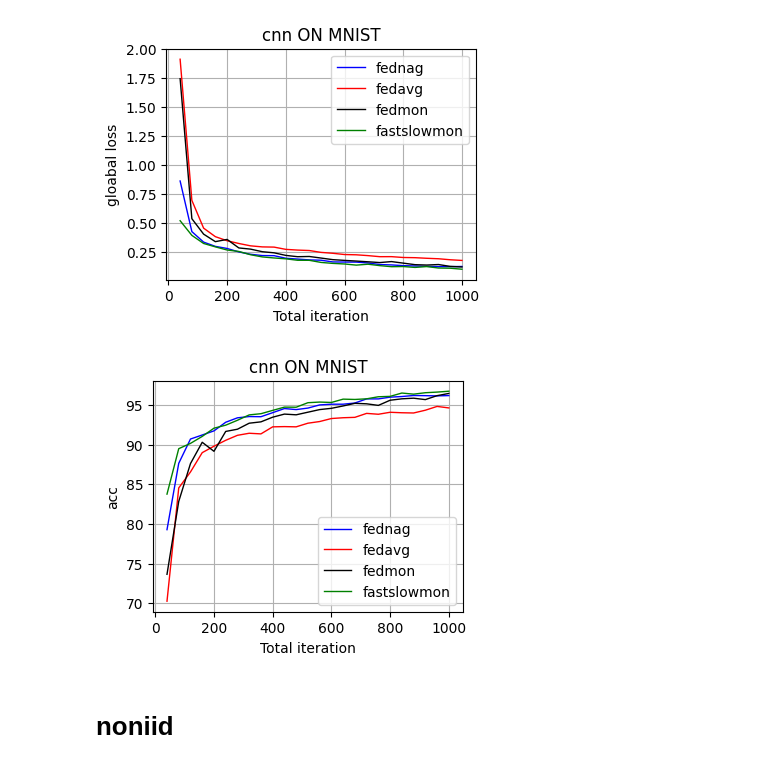
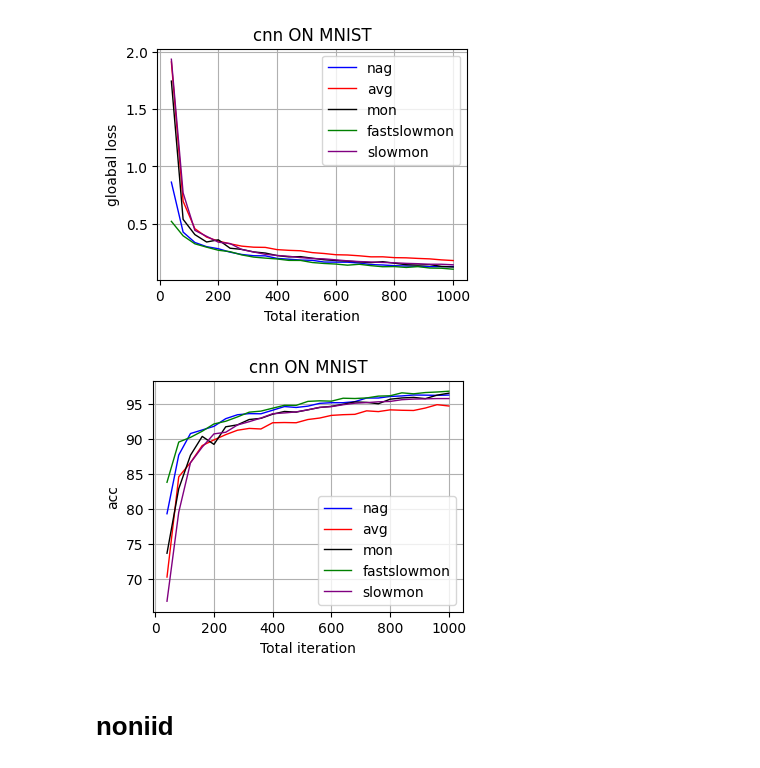
Before and after one commit to Gooooooogo/fedml, a Jupyter notebook: FedPlot.ipynb, the cells around one changed output. Drawn from its saved outputs; the diff is of its cells as text; code cells hidden in the pictures.

```diff
--- a/FedPlot.ipynb
+++ b/FedPlot.ipynb
@@ -85,11 +97,8 @@ for sheet_name in sheet_names:
 
 
 plt.figure(figsize=(4, 3))  # 设置图形大小
-plt.plot(sheet_data['mnist_log_nag']['column2'], sheet_data['mnist_log_nag']['column4'], label='fednag', color='blue', linewidth=1)  # 绘制折线图
-plt.plot(sheet_data['mnist_log_avg']['column2'], sheet_data['mnist_log_avg']['column4'], label='fedavg', color='red', linewidth=1)  # 绘制折线图
-plt.plot(sheet_data['mnist_log_mon']['column2'], sheet_data['mnist_log_mon']['column4'], label='fedmon', color='black', linewidth=1)  # 绘制折线图
-plt.plot(sheet_data['mnist_log_fastslowmon']['column2'], sheet_data['mnist_log_fastslowmon']['column4'], label='fedfastslowmon', color='green', linewidth=1)  # 绘制折线图
-
+for name, color in zip(names,colors):
+    plt.plot(sheet_data['mnist_log_'+name]['column2'], sheet_data['mnist_log_'+name]['column4'], label=name, color=color, linewidth=1)
 plt.title('log ON MNIST')  # 设置标题
 plt.xlabel('Total iteration')  # 设置X轴标签
 plt.ylabel('gloabal loss')  # 设置Y轴标签
@@ -100,10 +109,8 @@ plt.show()  # 显示图形
 
 
 plt.figure(figsize=(4,3 ))  # 设置图形大小
-plt.plot(sheet_data['mnist_log_nag']['column2'], sheet_data['mnist_log_nag']['column5'], label='fednag', color='blue', linewidth=1)  # 绘制折线图
-plt.plot(sheet_data['mnist_log_avg']['column2'], sheet_data['mnist_log_avg']['column5'], label='fedavg', color='red', linewidth=1)  # 绘制折线图
-plt.plot(sheet_data['mnist_log_mon']['column2'], sheet_data['mnist_log_mon']['column5'], label='fedmon', color='black', linewidth=1)  # 绘制折线图
-plt.plot(sheet_data['mnist_log_fastslowmon']['column2'], sheet_data['mnist_log_fastslowmon']['column5'], label='fedfastslowmon', color='green', linewidth=1)
+for name, color in zip(names,colors):
+    plt.plot(sheet_data['mnist_log_'+name]['column2'], sheet_data['mnist_log_'+name]['column5'], label=name, color=color, linewidth=1)
 plt.title('log ON MNIST')  # 设置标题
 plt.xlabel('Total iteration')  # 设置X轴标签
 plt.ylabel('acc')  # 设置Y轴标签
@@ -134,43 +141,39 @@ for sheet_name in sheet_names:
     column2_data = df.iloc[:, 1].tolist()  # 第二列
     column4_data = df.iloc[:, 3].tolist()  # 第四列
     column5_data = df.iloc[:, 4].tolist()
     # 存储数据
     sheet_data[sheet_name] = {
         'column2': column2_data,
         'column4': column4_data,
         'column5': column5_data
     }
 
 
 plt.figure(figsize=(4, 3))  # 设置图形大小
-plt.plot(sheet_data['mnist_cnn_nag']['column2'], sheet_data['mnist_cnn_nag']['column4'], label='fednag', color='blue', linewidth=1)  # 绘制折线图
-plt.plot(sheet_data['mnist_cnn_avg']['column2'], sheet_data['mnist_cnn_avg']['column4'], label='fedavg', color='red', linewidth=1)  # 绘制折线图
-plt.plot(sheet_data['mnist_cnn_mon']['column2'], sheet_data['mnist_cnn_mon']['column4'], label='fedmon', color='black', linewidth=1)  # 绘制折线图
-plt.plot(sheet_data['mnist_cnn_fastslowmon']['column2'], sheet_data['mnist_cnn_fastslowmon']['column4'], label='fastslowmon', color='green', linewidth=1)  # 绘制折线图
+for name, color in zip(names,colors):
+    plt.plot(sheet_data['mnist_cnn_'+name]['column2'], sheet_data['mnist_cnn_'+name]['column4'], label=name, color=color, linewidth=1)
 plt.title('cnn ON MNIST')  # 设置标题
 plt.xlabel('Total iteration')  # 设置X轴标签
 plt.ylabel('gloabal loss')  # 设置Y轴标签
 plt.legend()  # 显示图例
 plt.grid(True)  # 显示网格线
 plt.show()  # 显示图形
 
 
 
 
 plt.figure(figsize=(4,3 ))  # 设置图形大小
-plt.plot(sheet_data['mnist_cnn_nag']['column2'], sheet_data['mnist_cnn_nag']['column5'], label='fednag', color='blue', linewidth=1)  # 绘制折线图
-plt.plot(sheet_data['mnist_cnn_avg']['column2'], sheet_data['mnist_cnn_avg']['column5'], label='fedavg', color='red', linewidth=1)  # 绘制折线图
-plt.plot(sheet_data['mnist_cnn_mon']['column2'], sheet_data['mnist_cnn_mon']['column5'], label='fedmon', color='black', linewidth=1)  # 绘制折线图
-plt.plot(sheet_data['mnist_cnn_fastslowmon']['column2'], sheet_data['mnist_cnn_fastslowmon']['column5'], label='fastslowmon', color='green', linewidth=1)  # 绘制折线图
+for name, color in zip(names,colors):
+    plt.plot(sheet_data['mnist_cnn_'+name]['column2'], sheet_data['mnist_cnn_'+name]['column5'], label=name, color=color, linewidth=1)
 plt.title('cnn ON MNIST')  # 设置标题
 plt.xlabel('Total iteration')  # 设置X轴标签
 plt.ylabel('acc')  # 设置Y轴标签
 plt.legend()  # 显示图例
 plt.grid(True)  # 显示网格线
 plt.show()  # 显示图形
 # %% [output]
-[figure, old version]
+[figure, new version]
-[figure, old version]
+[figure, new version]
 # %% [markdown]
 # noniid
 # %%
```
Also changed, not shown: parts of 6 cells of this notebook, 14 other files.
